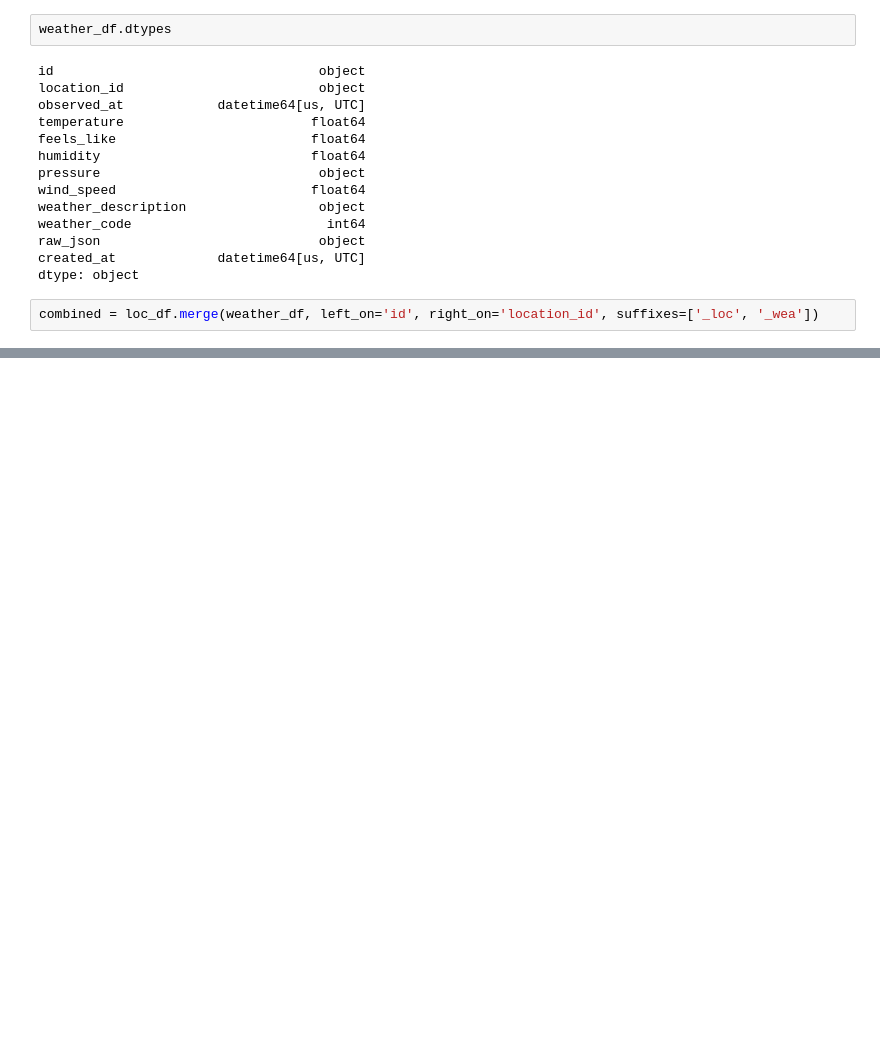
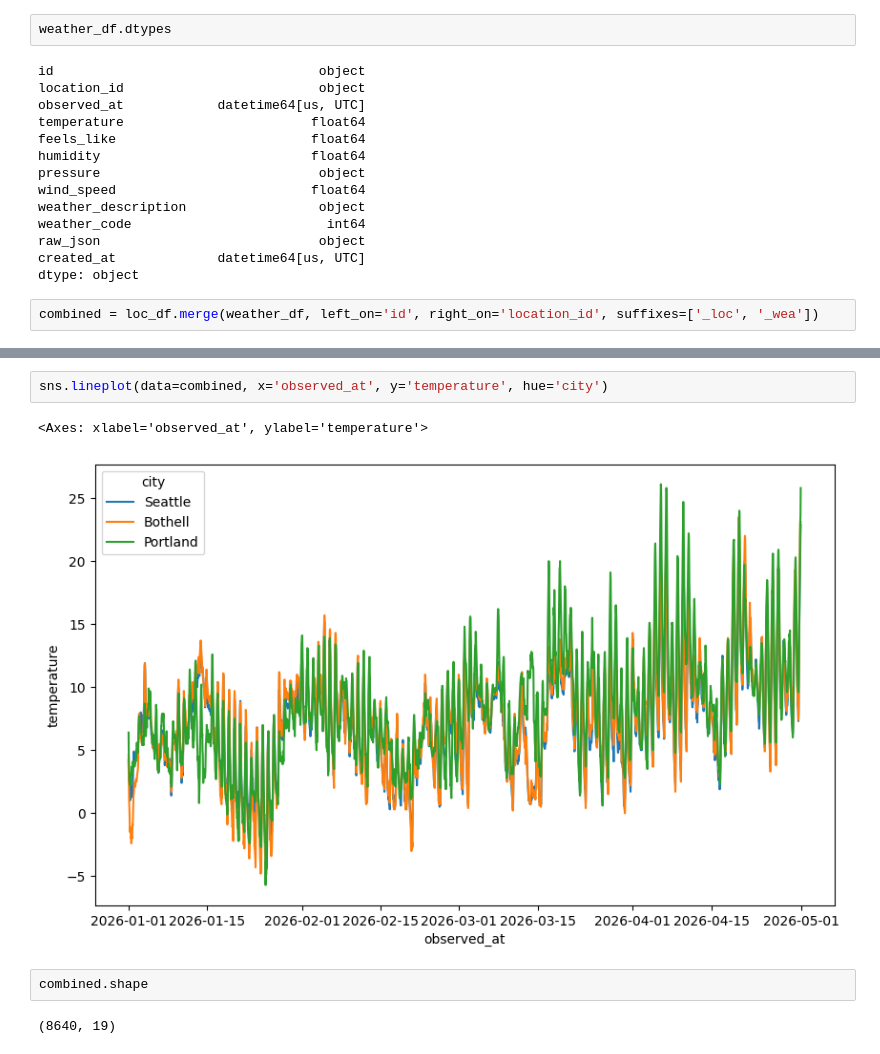
Before and after one commit to danielphilip12/Weather-Pipeline, a Jupyter notebook: notebooks/testing.ipynb, the cells around one changed output, grey strips where cells are left out. Cells and saved outputs as stored; diff of their text form; blank space fills up the shorter version.

```diff
--- a/notebooks/testing.ipynb
+++ b/notebooks/testing.ipynb
@@ -84,0 +96,9 @@ Name: feels_like, dtype: float64
+# %%
+sns.lineplot(data=combined, x='observed_at', y='temperature', hue='city')
+# %% [output]
+<Axes: xlabel='observed_at', ylabel='temperature'>
+[figure, added]
+# %%
+combined.shape
+# %% [output]
+(8640, 19)
```
Also changed, not shown: parts of 16 cells of this notebook, 3 other files.
